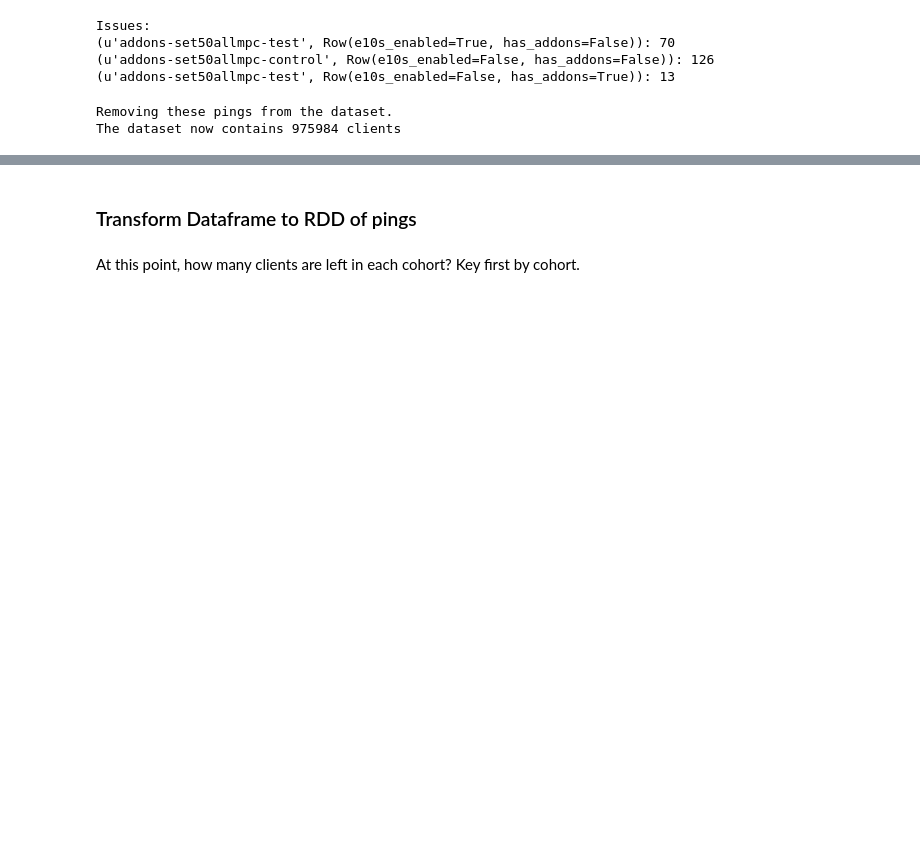
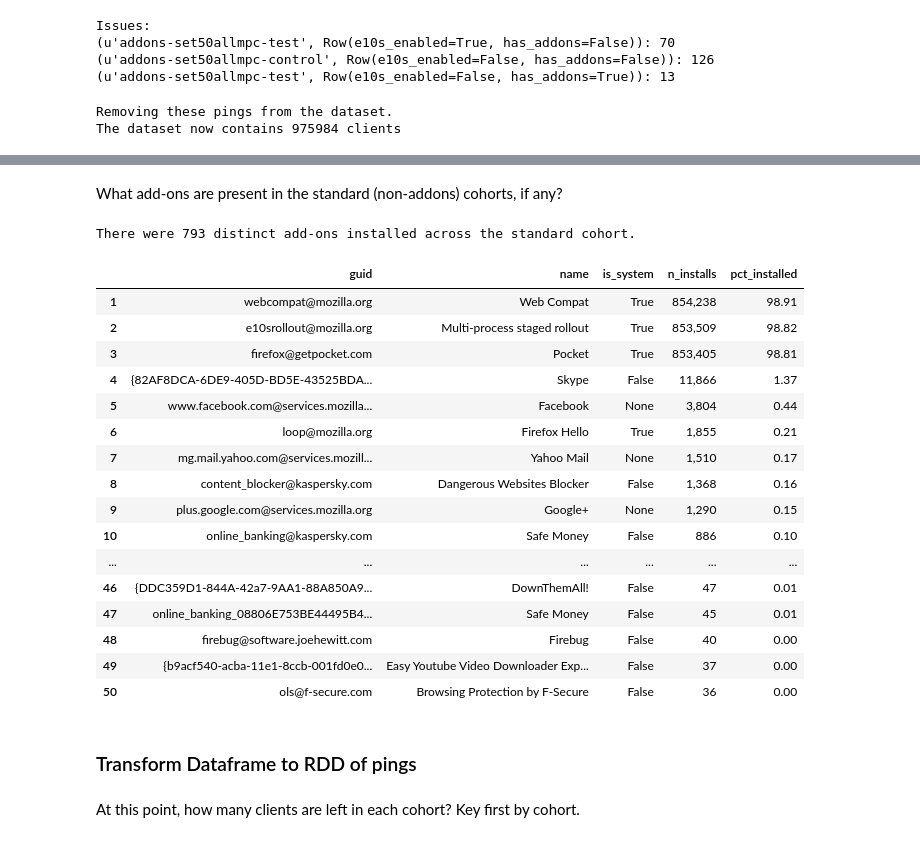
Before and after one commit to dzeber/e10s_analyses, a Jupyter notebook: beta/50/week1/e10s_experiment.ipynb, the cells around one changed output, grey strips where cells are left out. Saved outputs shown, nothing was run; the diff lists cells and outputs as text; code cells hidden in the pictures; blank space fills up the shorter version.

```diff
--- a/beta/50/week1/e10s_experiment.ipynb
+++ b/beta/50/week1/e10s_experiment.ipynb
@@ -537,3 +621,33 @@ The dataset now contains 975984 clients
+# %% [markdown]
+What add-ons are present in the standard (non-addons) cohorts, if any?
+# %%
+std_cohort_num, std_cohort_table = dataset_installed_addons(
+    addons_exp_dataset.filter("e10sCohort in ('test', 'control')"),
+    n_top=50)
+print("There were {:,} distinct add-ons installed across the standard cohort.".format(std_cohort_num))
+
+std_cohort_table["n_installs"] = std_cohort_table["n_installs"].map("{:,}".format)
+std_cohort_table["pct_installed"] = std_cohort_table["pct_installed"].map("{:.2f}".format)
+std_cohort_table
+# %% [output]
+There were 793 distinct add-ons installed across the standard cohort.
+|  | guid | name | is_system | n_installs | pct_installed |
+| 1 | webcompat@mozilla.org | Web Compat | True | 854,238 | 98.91 |
+| 2 | e10srollout@mozilla.org | Multi-process staged rollout | True | 853,509 | 98.82 |
+| 3 | firefox@getpocket.com | Pocket | True | 853,405 | 98.81 |
+| 4 | {82AF8DCA-6DE9-405D-BD5E-43525BDA... | Skype | False | 11,866 | 1.37 |
+| 5 | www.facebook.com@services.mozilla... | Facebook | None | 3,804 | 0.44 |
+| 6 | loop@mozilla.org | Firefox Hello | True | 1,855 | 0.21 |
+| 7 | mg.mail.yahoo.com@services.mozill... | Yahoo Mail | None | 1,510 | 0.17 |
+| 8 | content_blocker@kaspersky.com | Dangerous Websites Blocker | False | 1,368 | 0.16 |
+| 9 | plus.google.com@services.mozilla.org | Google+ | None | 1,290 | 0.15 |
+| 10 | online_banking@kaspersky.com | Safe Money | False | 886 | 0.10 |
+| ... | ... | ... | ... | ... | ... |
+| 46 | {DDC359D1-844A-42a7-9AA1-88A850A9... | DownThemAll! | False | 47 | 0.01 |
+| 47 | online_banking_08806E753BE44495B4... | Safe Money | False | 45 | 0.01 |
+| 48 | firebug@software.joehewitt.com | Firebug | False | 40 | 0.00 |
+| 49 | {b9acf540-acba-11e1-8ccb-001fd0e0... | Easy Youtube Video Downloader Exp... | False | 37 | 0.00 |
+| 50 | ols@f-secure.com | Browsing Protection by F-Secure | False | 36 | 0.00 |
 # %% [markdown]
 ### Transform Dataframe to RDD of pings
 # %%
```
Also changed, not shown: parts of 8 cells of this notebook.
